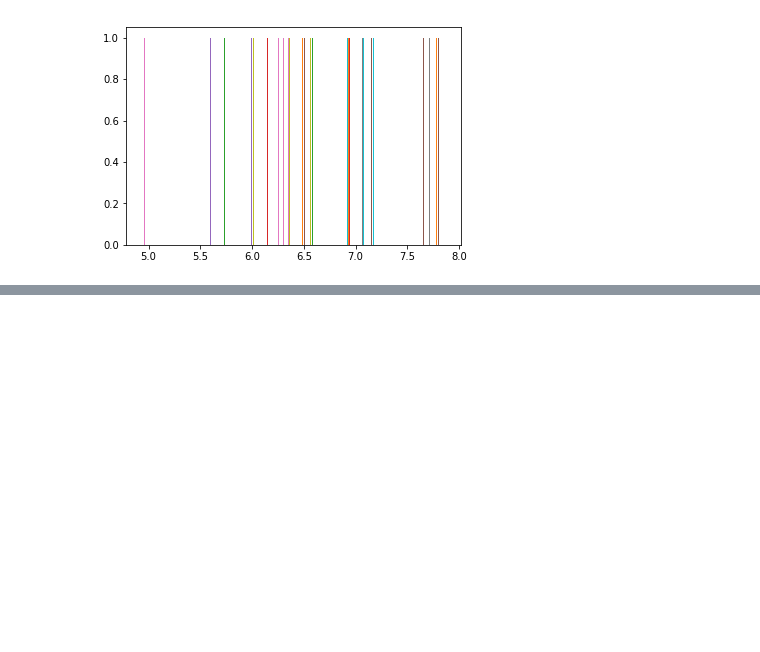
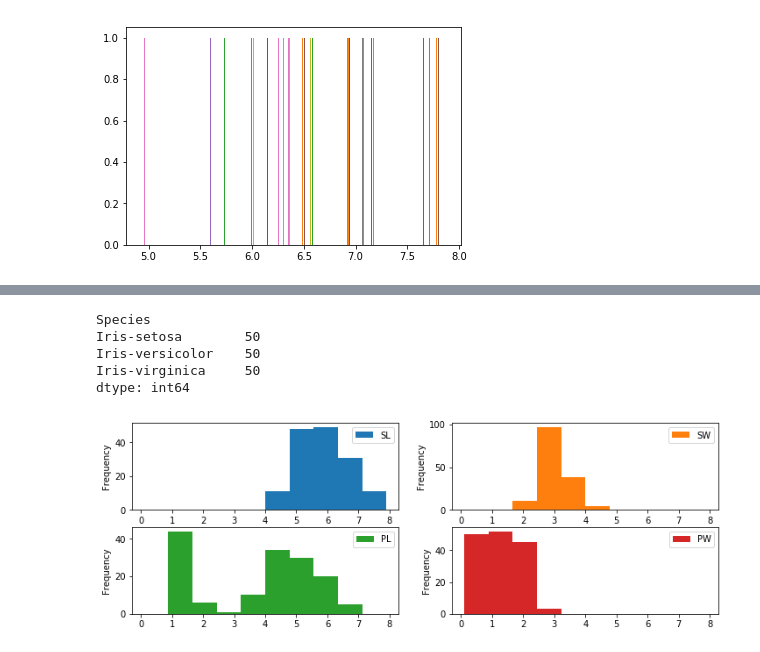
Before and after one commit to andkoc001/PandS-Project2019, a Jupyter notebook: PandS_Project_2019.ipynb, the cells around one changed output, grey strips where cells are left out. Cells and saved outputs as stored; diff of their text form; code cells hidden in the pictures; blank space fills up the shorter version.

Commit message:
Data plots added.

```diff
--- a/PandS_Project_2019.ipynb
+++ b/PandS_Project_2019.ipynb
@@ -236,0 +242,17 @@ pl.show
+# %%
+# Separating the data set by attributes
+print(ids.groupby('Species').size())
+# %% [output]
+Species
+Iris-setosa        50
+Iris-versicolor    50
+Iris-virginica     50
+dtype: int64
+# %%
+# data plots
+# Reference source: https://machinelearningmastery.com/machine-learning-in-python-step-by-step/, https://pandas.pydata.org/pandas-docs/stable/reference/api/pandas.DataFrame.plot.html
+
+ids.plot(kind='hist', subplots=True, layout=(2,2), sharex=False, sharey=False, figsize=(12,4)) # other kinds are: hist, box, scatter, etc.
+pl.show()
+# %% [output]
+[figure, added]
```
Also changed, not shown: parts of 14 cells of this notebook.
